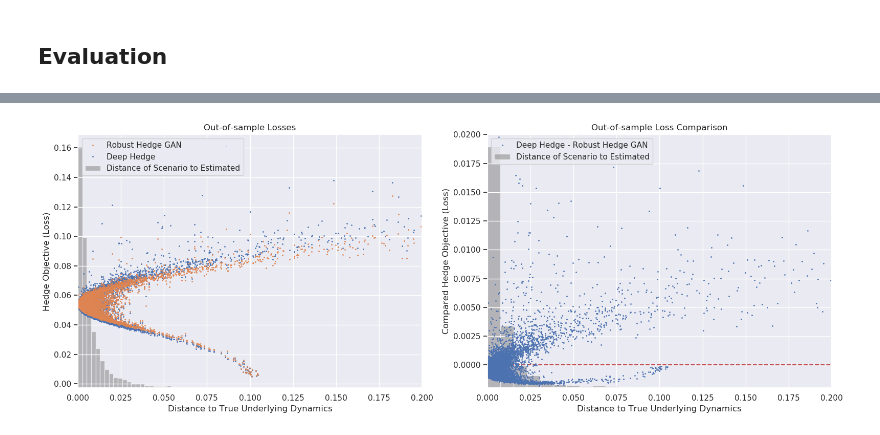
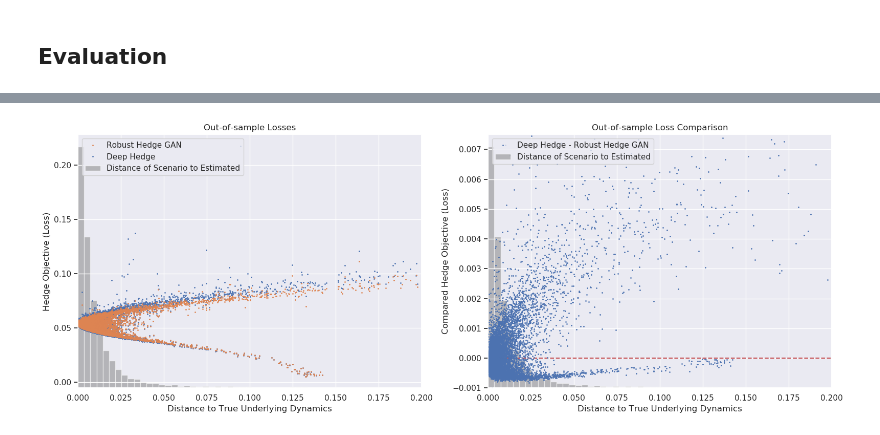
Before and after one commit to YannickLimmer/adversarial-robust-deep-hedging, a Jupyter notebook: UncertaintyTest_Heston.ipynb, the cells around one changed output, grey strips where cells are left out. Drawn from its saved outputs; the diff is of its cells as text; code cells hidden in the pictures.

```diff
--- a/UncertaintyTest_Heston.ipynb
+++ b/UncertaintyTest_Heston.ipynb
@@ -299,23 +299,25 @@ plt.show()
 # %%
 optimal_hedge = deepcopy(deep_hedge)
 # %%
-batch_sizes_for_epoch = 500*[2**15]
+batch_sizes_for_epoch = 500*[10000]#[2**15]
 to_increments = ConvertToIncrements()
 # %%
 oh_trainer_config = DeepHedgeTrainerConfig(hedge_objective)
 trainer_config = None
 oh_trainer = DeepHedgeTrainer(dh=optimal_hedge, config=oh_trainer_config, trainer_config=trainer_config)
+oh_trainer.optimizer.load_state_dict(dh_trainer.optimizer.state_dict())
 # %%
+version = '4'
 try:
-    optimal_hedge.load_state_dict(torch.load(f'{target_folder}/optimal_hedge_pc{pars_coarseness}.pt'))
+    optimal_hedge.load_state_dict(torch.load(f'{target_folder}/optimal_hedge_pc{pars_coarseness}{version}.pt'))
 except FileNotFoundError:
     m_list = []
-    data = test_data[:2**15].cuda()
+    data = test_data[:10000].cuda()
     for batch_size in tqdm(batch_sizes_for_epoch):
         for batch in torch.split(data, split_size_or_sections=batch_size, dim=0):
             m_list.append(oh_trainer.step(batch))
 
-    torch.save(optimal_hedge.state_dict(), f'{target_folder}/optimal_hedge_pc{pars_coarseness}.pt')
+    torch.save(optimal_hedge.state_dict(), f'{target_folder}/optimal_hedge_pc{pars_coarseness}{version}.pt')
     np.save(f'{target_folder}/optimal_hedge_pc{pars_coarseness}_training_metrics.npy', np.array([m.create_print_dict() for m in m_list])),
 # %%
 try:
@@ -354,6 +356,7 @@ def generate(index, gen, number_of_paths):
     return index, gen(number_of_paths)
 # %%
 dh_oosp_for_ps_dict = {}
+oh_oosp_for_ps_dict = {}
 rhgan_oosp_for_ps_dict = {}
 distances_to_estimate_dict = {}
 for indices in tqdm(np.array_split(np.arange(no_to_display), np.arange(48,no_to_display,48))):
@@ -361,6 +364,7 @@ for indices in tqdm(np.array_split(np.arange(no_to_display), np.arange(48,no_to_
         paths = paths.cuda()
         increments = torch.diff(paths, 1, 1)
         dh_oosp_for_ps_dict[i] = hedge_objective(deep_hedge(increments)).cpu().item()
+        oh_oosp_for_ps_dict[i] = hedge_objective(optimal_hedge(increments)).cpu().item()
         rhgan_oosp_for_ps_dict[i] = hedge_objective(robust_dh_gan.dh(increments)).cpu().item()
         distances_to_estimate_dict[i] = penalizer(paths[:, :, 0:2]).item()
 # %%
@@ -394,36 +401,36 @@ ax0.plot(distances_to_estimate[:for_plot], np.array(rhgan_oosp_for_ps)[:for_plot
 axs[0].set_xlabel('Distance to True Underlying Dynamics')
 ax0.set_ylabel('Hedge Objective (Loss)')
 ax0.set_title('Out-of-sample Losses')
 ax0.yaxis.tick_left()
 ax0.yaxis.set_label_position("left")
 # ax0.set_yscale('log')
 lines, labels = ax0.get_legend_handles_labels()
 lines2, labels2 = axs[0].get_legend_handles_labels()
 ax0.set_xlim((0.0, 0.2))
 ax0.legend(lines[1:] + lines[:1] + lines2, labels[1:] + labels[:1] + labels2, loc=2)
 
 ax1 = axs[1].twinx()
 axs[1].grid(axis='y')
-axs[1].hist(distances_to_estimate[:no_to_display], bins=51, alpha=.5, color='grey', label='Distance of Scenario to Estimated')
+axs[1].hist(distances_to_estimate[:no_to_display], bins=151, alpha=.5, color='grey', label='Distance of Scenario to Estimated')
 axs[1].get_yaxis().set_ticks([])
 ax1.axhline(0.0, c='C3', ls='--')
 ax1.plot(distances_to_estimate[:for_plot], np.array(dh_oosp_for_ps)[:for_plot] - np.array(rhgan_oosp_for_ps)[:for_plot], ls='', marker='.', ms=2, label='Deep Hedge - Robust Hedge GAN')
 axs[1].set_xlabel('Distance to True Underlying Dynamics')
 ax1.set_ylabel('Compared Hedge Objective (Loss)')
 ax1.set_title('Out-of-sample Loss Comparison')
 ax1.yaxis.set_label_position("left")
 ax1.yaxis.tick_left()
 lines, labels = ax1.get_legend_handles_labels()
 lines2, labels2 = axs[1].get_legend_handles_labels()
 ax1.set_xlim((0.0, 0.2))
-ax1.set_ylim((-.002, 0.02))
+ax1.set_ylim((-.001, 0.0075))
 ax1.legend(list(reversed(lines)) + lines2, list(reversed(labels)) + labels2, loc=2)
 
 plt.tight_layout()
 plt.savefig(f'figs/oosp_h/tf{trading_freq:02}_ps{penalty_scale:.0f}_pc{pars_coarseness}_ua{uncertainty_aversion:03}.pdf')
 plt.show()
 # %% [output]
-[figure, old version]
+[figure, new version]
 # %%
 fig, axs = plt.subplots(1, 2, figsize=(12, 6))
 axs[0].plot([d.reversion_level for d in par_sets[:no_to_display]], np.array(dh_oosp_for_ps), ls='', marker='.', label='Deep Hedge', ms=2)
```
Also changed, not shown: parts of 18 cells of this notebook, 1 other file.
